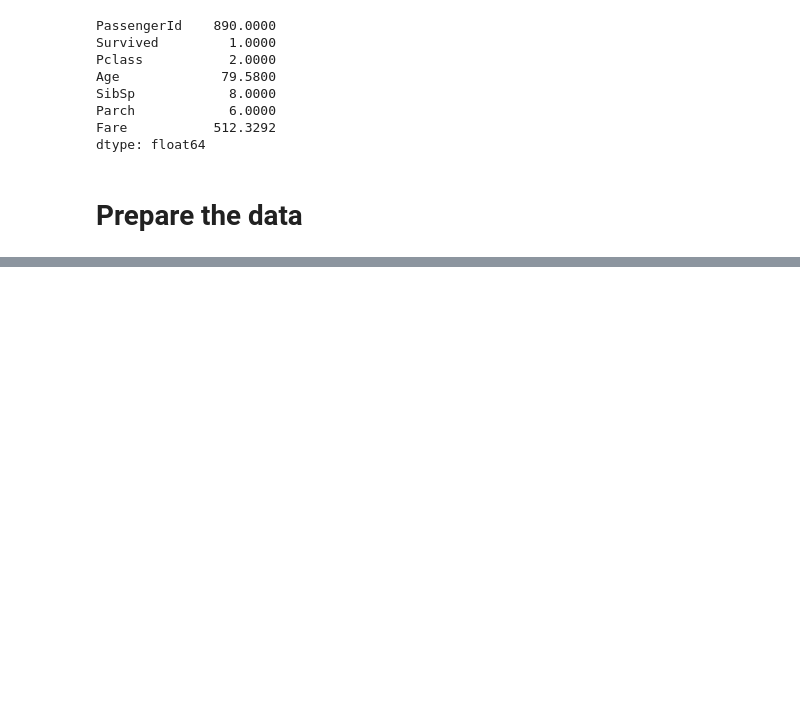
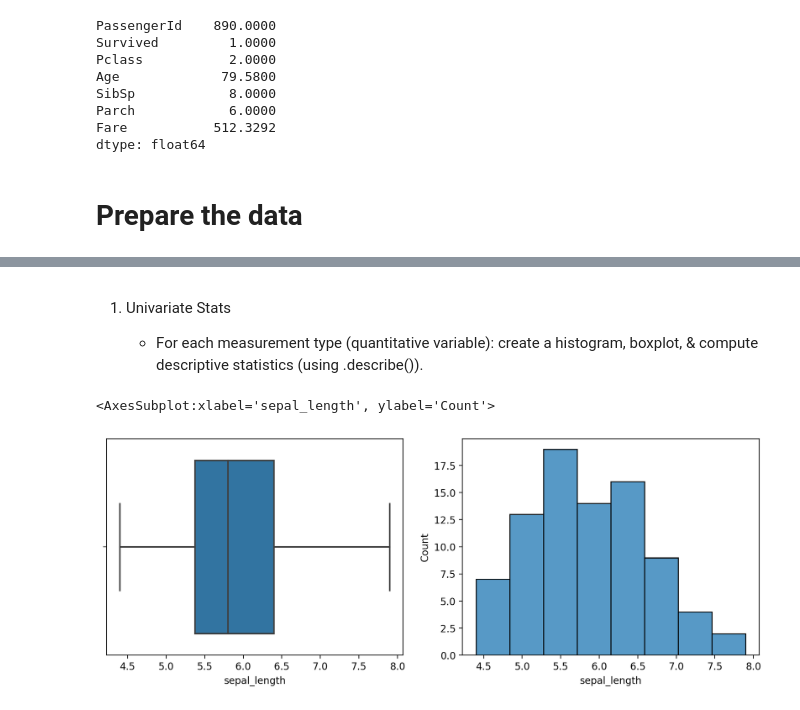
Before and after one commit to Is0metry/classification-exercises, a Jupyter notebook: classification_exercises.ipynb, the cells around one changed output, grey strips where cells are left out. Drawn from its saved outputs; the diff is of its cells as text; code cells hidden in the pictures; blank space fills up the shorter version.

```diff
--- a/classification_exercises.ipynb
+++ b/classification_exercises.ipynb
@@ -241,0 +200,4 @@ Continue in your `classification_exercises.ipynb` notebook. As always, add, comm
+# %% [markdown]
+1. Univariate Stats
+
+    - For each measurement type (quantitative variable): create a histogram, boxplot, & compute descriptive statistics (using .describe()).
@@ -241,0 +209,10 @@ Continue in your `classification_exercises.ipynb` notebook. As always, add, comm
+# %%
+iris_quantitative = iris_train[['sepal_length','sepal_width','petal_length','petal_width']]
+plt.figure(figsize=(12,4))
+plt.subplot(121)
+sns.boxplot(data=iris_quantitative,x='sepal_length')
+plt.subplot(122)
+sns.histplot(data=iris_quantitative,x='sepal_length')
+# %% [output]
+<AxesSubplot:xlabel='sepal_length', ylabel='Count'>
+[figure, added]
```
Also changed, not shown: parts of 34 cells of this notebook, 1 other file.
